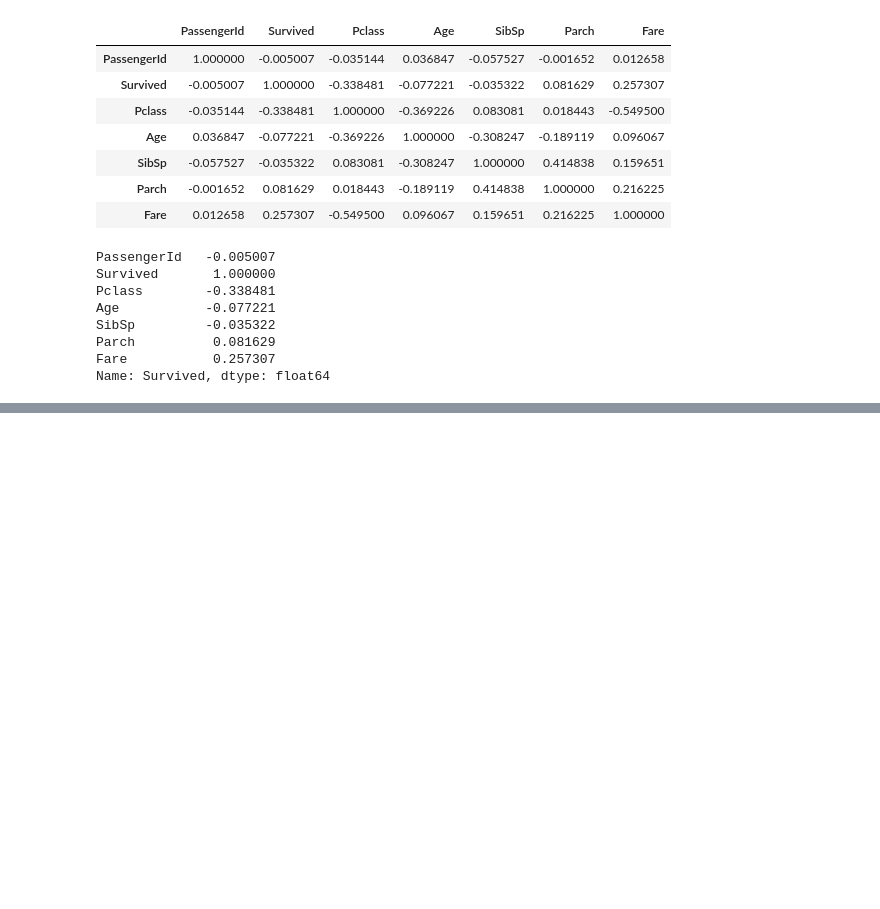
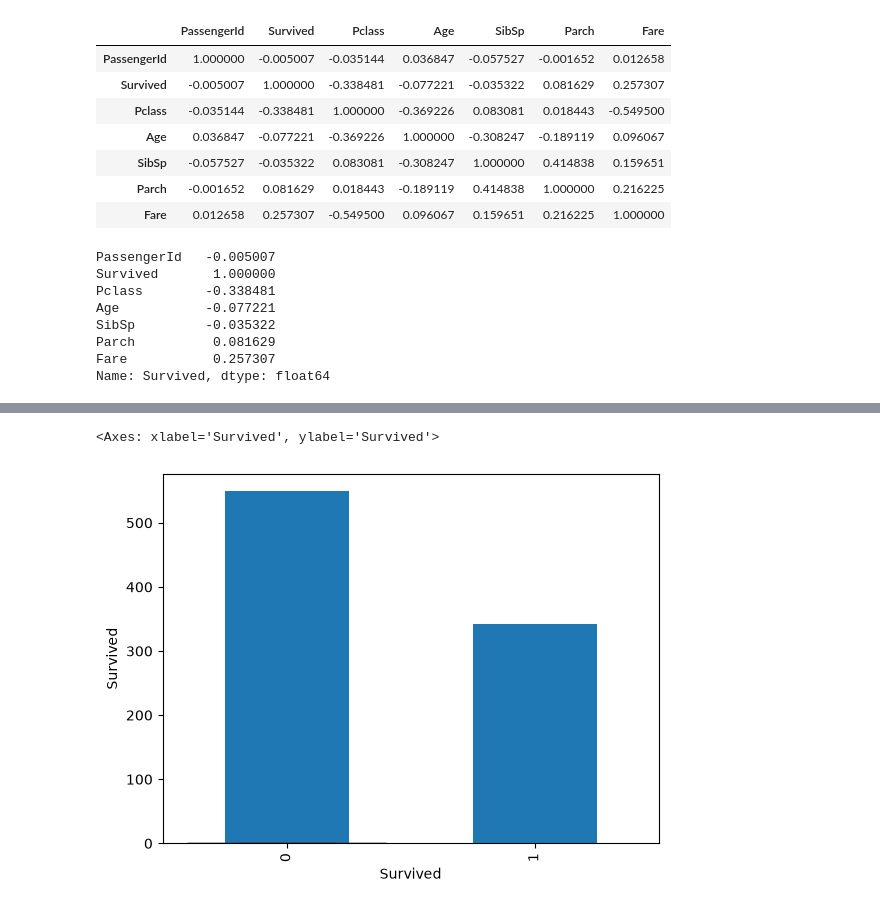
Before and after one commit to naimNB/100-days-of-machine-learning, a Jupyter notebook: titanic_dataset.ipynb, the cells around one changed output, grey strips where cells are left out. Drawn from its saved outputs; the diff is of its cells as text; code cells hidden in the pictures; blank space fills up the shorter version.

```diff
--- a/titanic_dataset.ipynb
+++ b/titanic_dataset.ipynb
@@ -139,3 +144,7 @@ df.head()
 # catagorical data
 
 # count plot
+import pandas as pd
+import seaborn as sns
+df = pd.read_csv('Titanic-Dataset.csv')
+df.head()
@@ -141,0 +158,6 @@ df.head()
+# %%
+sns.boxplot(df['Survived'])
+df['Survived'].value_counts().plot(kind = 'bar')
+# %% [output]
+<Axes: xlabel='Survived', ylabel='Survived'>
+[figure, added]
```
Also changed, not shown: parts of 12 cells of this notebook.
